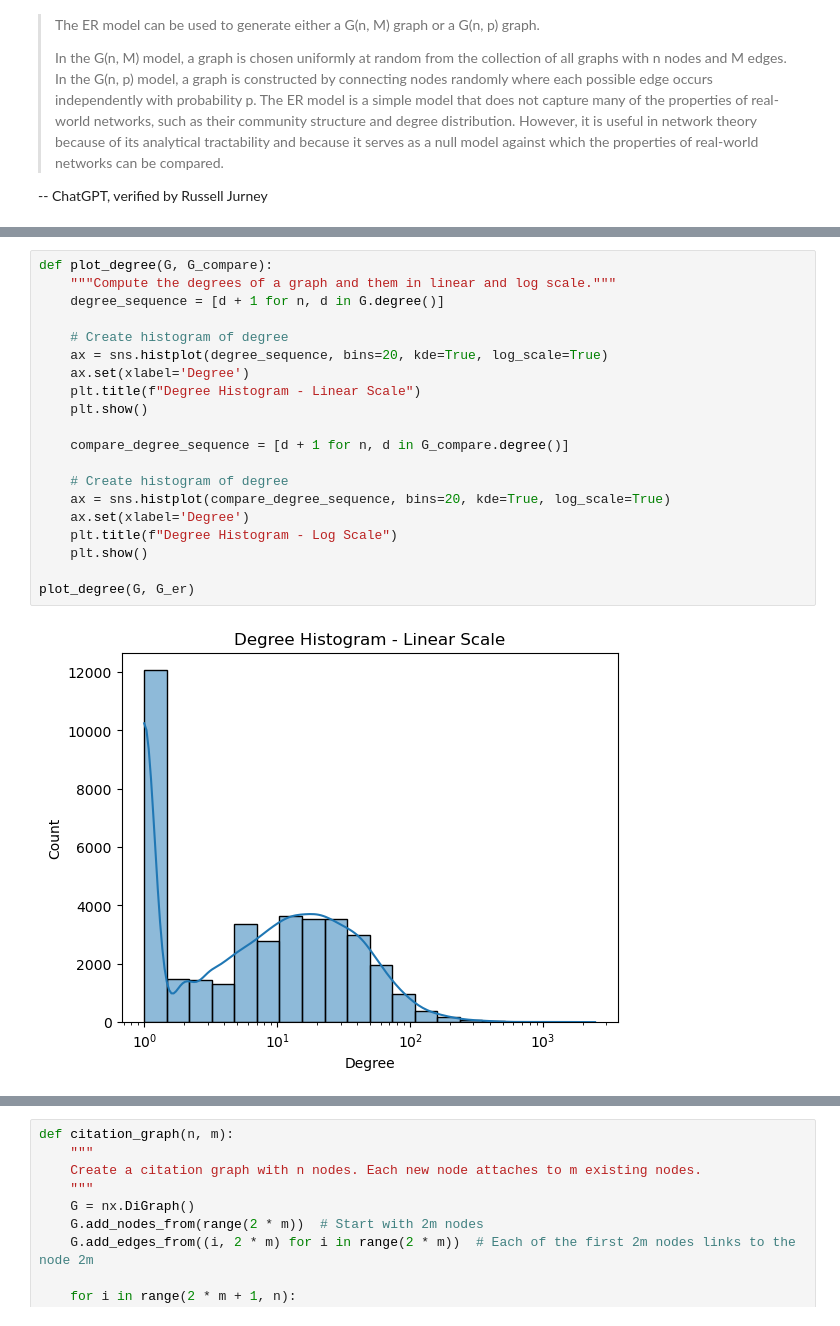
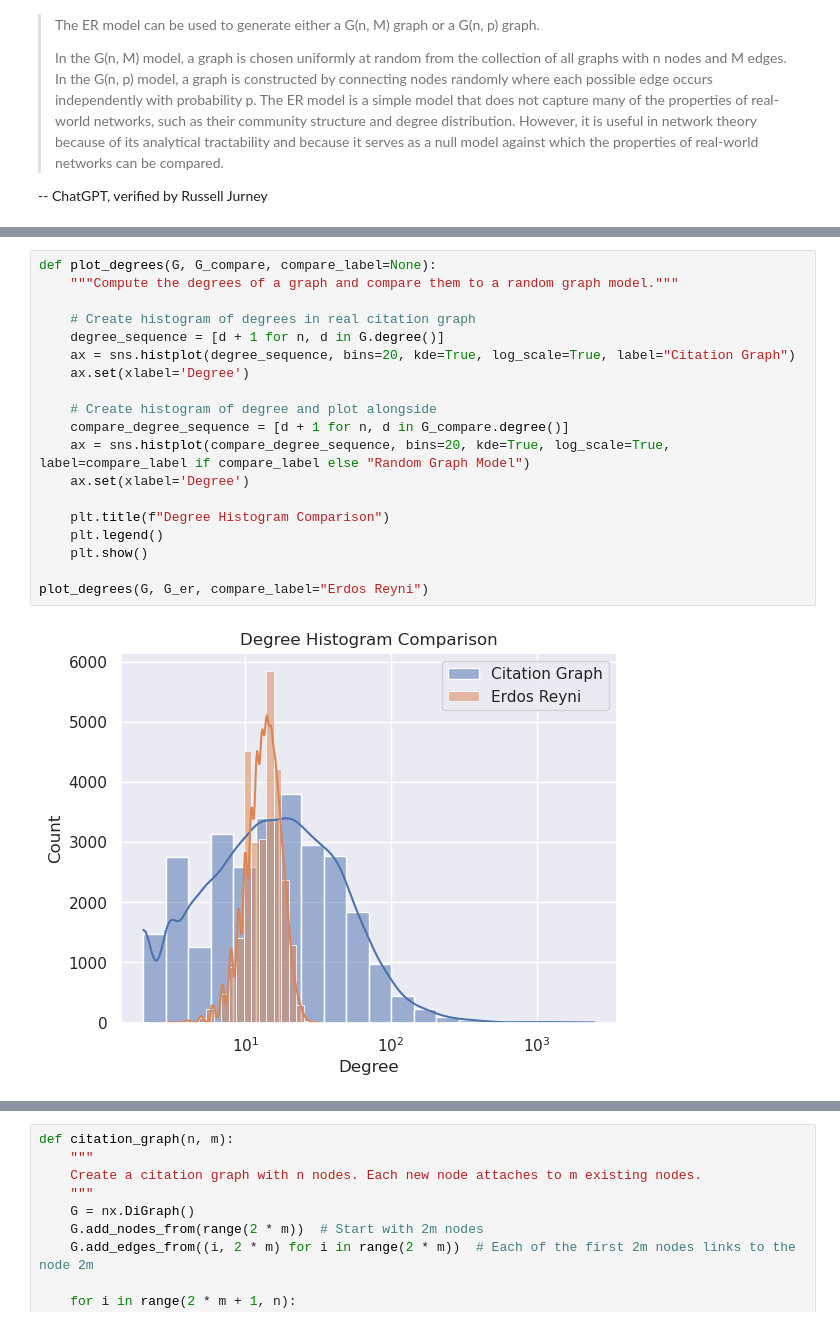
Before and after one commit to Graphlet-AI/graphml-class, a Jupyter notebook: Part 2 - Quantitative Networks - Social Network Analysis and Network Science.ipynb, the cells around one changed output, grey strips where cells are left out. Drawn from its saved outputs; the diff is of its cells as text.

Commit message:
Completed random graph model section

```diff
--- a/Part 2 - Quantitative Networks - Social Network Analysis and Network Science.ipynb
+++ b/Part 2 - Quantitative Networks - Social Network Analysis and Network Science.ipynb
@@ -321,22 +335,21 @@ Network density: 0.00022
 # %%
-def plot_degree(G, G_compare):
-    """Compute the degrees of a graph and them in linear and log scale."""
+def plot_degrees(G, G_compare, compare_label=None):
+    """Compute the degrees of a graph and compare them to a random graph model."""
+
+    # Create histogram of degrees in real citation graph
     degree_sequence = [d + 1 for n, d in G.degree()]
+    ax = sns.histplot(degree_sequence, bins=20, kde=True, log_scale=True, label="Citation Graph")
+    ax.set(xlabel='Degree')
 
-    # Create histogram of degree
-    ax = sns.histplot(degree_sequence, bins=20, kde=True, log_scale=True)
+    # Create histogram of degree and plot alongside
+    compare_degree_sequence = [d + 1 for n, d in G_compare.degree()]
+    ax = sns.histplot(compare_degree_sequence, bins=20, kde=True, log_scale=True, label=compare_label if compare_label else "Random Graph Model")
     ax.set(xlabel='Degree')
-    plt.title(f"Degree Histogram - Linear Scale")
+
+    plt.title(f"Degree Histogram Comparison")
+    plt.legend()
     plt.show()
 
-    compare_degree_sequence = [d + 1 for n, d in G_compare.degree()]
-
-    # Create histogram of degree
-    ax = sns.histplot(compare_degree_sequence, bins=20, kde=True, log_scale=True)
-    ax.set(xlabel='Degree')
-    plt.title(f"Degree Histogram - Log Scale")
-    plt.show()
-
-plot_degree(G, G_er)
+plot_degrees(G, G_er, compare_label="Erdos Reyni")
 # %% [output]
-[figure, old version]
+[figure, new version]
```
Also changed, not shown: parts of 12 cells of this notebook, 1 other file.
